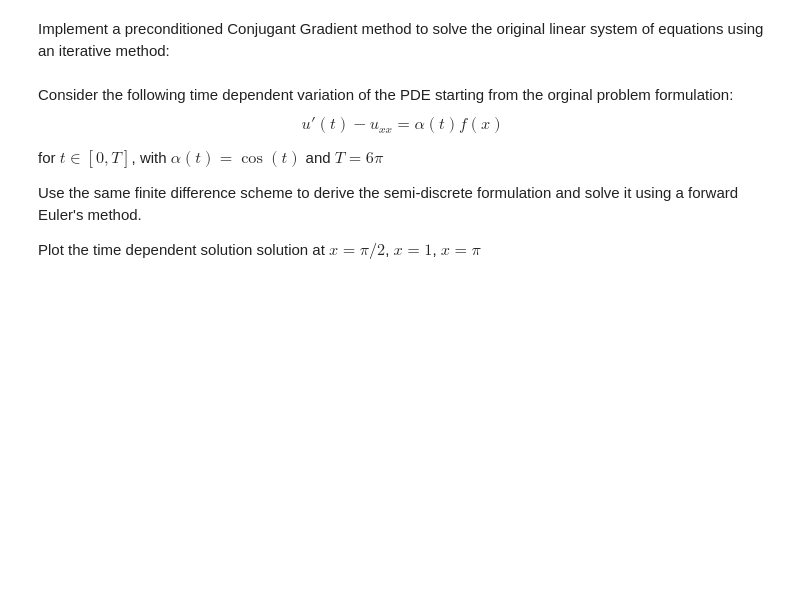
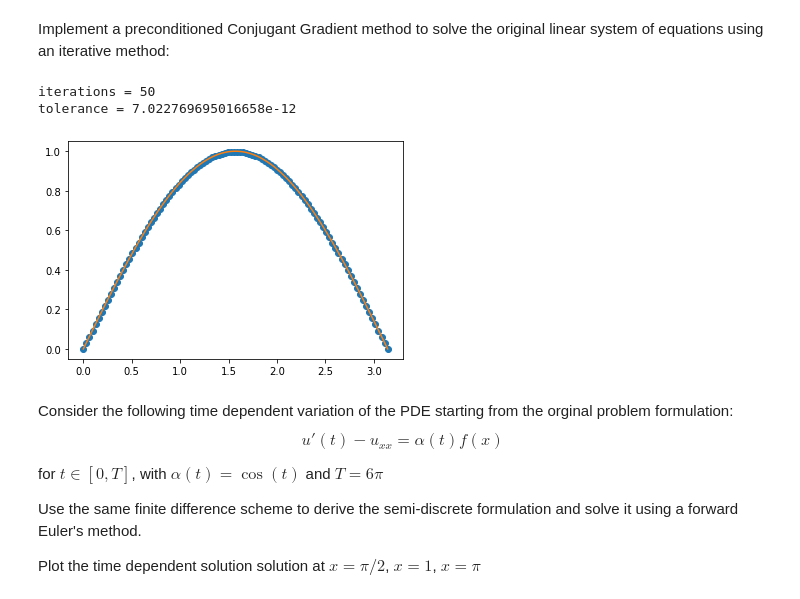
Before and after one commit to mapenzo-ph/numerical-analysis-2021-2022, a Jupyter notebook: FinalProject_2021_2022.ipynb, the cells around one changed output. Saved outputs shown, nothing was run; the diff lists cells and outputs as text; code cells hidden in the pictures; blank space fills up the shorter version.

```diff
--- a/FinalProject_2021_2022.ipynb
+++ b/FinalProject_2021_2022.ipynb
@@ -168,7 +202,42 @@ def condNumb(A):
 Implement a preconditioned Conjugant Gradient method to solve the original linear system of equations using an iterative method:
 # %%
 def conjugate_gradient(A, b, P, nmax=len(A), eps=1e-10):
-    pass #TODO
+    N = len(A)
+    x = zeros_like(b)
+    r = b - dot(A,x)
+    rho_old = 1.
+    p_old = zeros_like(b)
+    tol = eps + 1.0
+    it = 0
+    while (it < nmax and tol > eps):
+        it += 1
+        z = linalg.solve(P,r)
+        rho = dot(r,z)
+        if (it > 1):
+            beta = rho/rho_old
+            p = z + beta*p_old
+        else:
+            p = z
+        q = dot(A,p)
+        alpha = rho/dot(p,q)
+
+        x += p*alpha
+        r -= q*alpha
+        p_old = p
+        rho_old = rho
+        tol = linalg.norm(r,2)
+
+    print("iterations =",it)
+    print("tolerance =", tol)
+    return x
+
+u_cg = conjugate_gradient(A, b, identity(len(A)))
+_ = plot(x, u_cg, 'o-')
+_ = plot(x, u_exact)
+# %% [output]
+iterations = 50
+tolerance = 7.022769695016658e-12
+[figure, added]
 # %% [markdown]
 Consider the following time dependent variation of the PDE starting from the orginal problem formulation:
 $$
```
Also changed, not shown: parts of 9 cells of this notebook.
